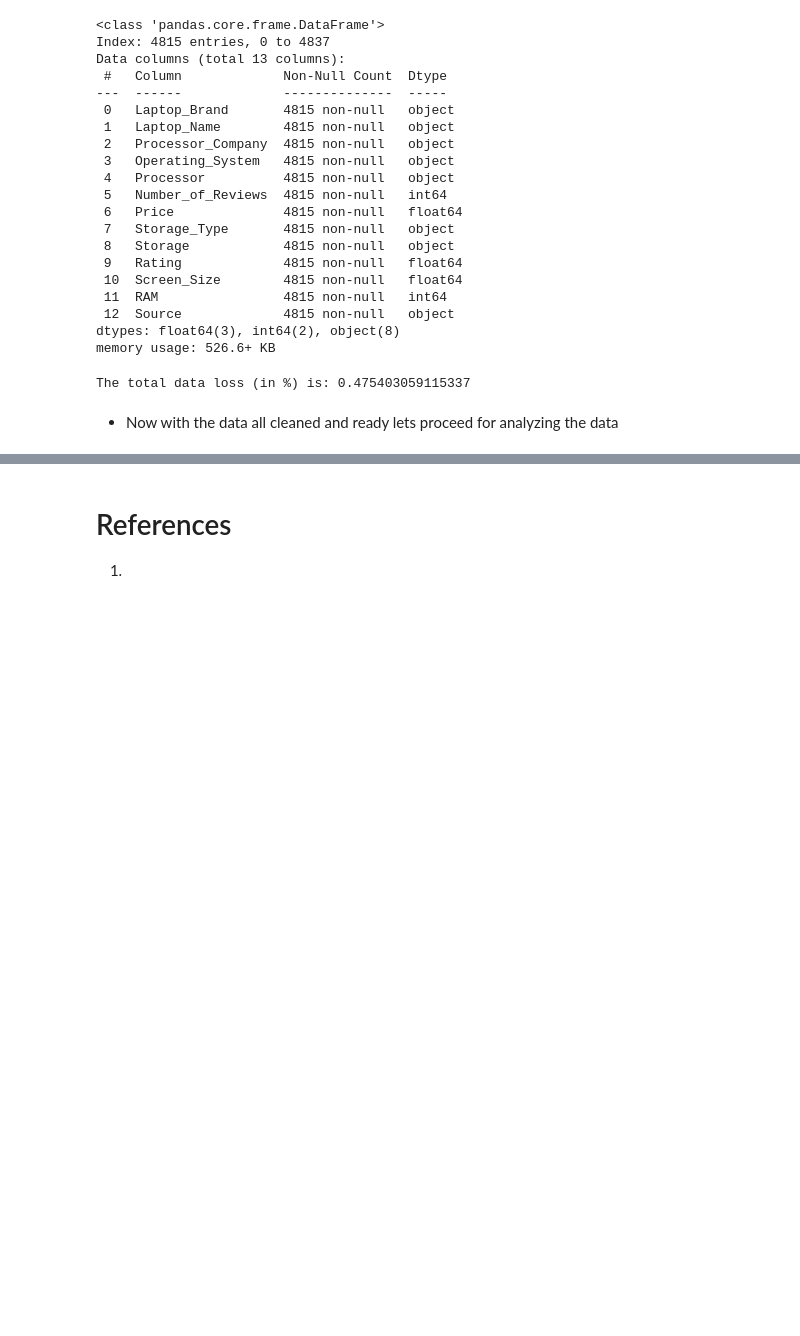
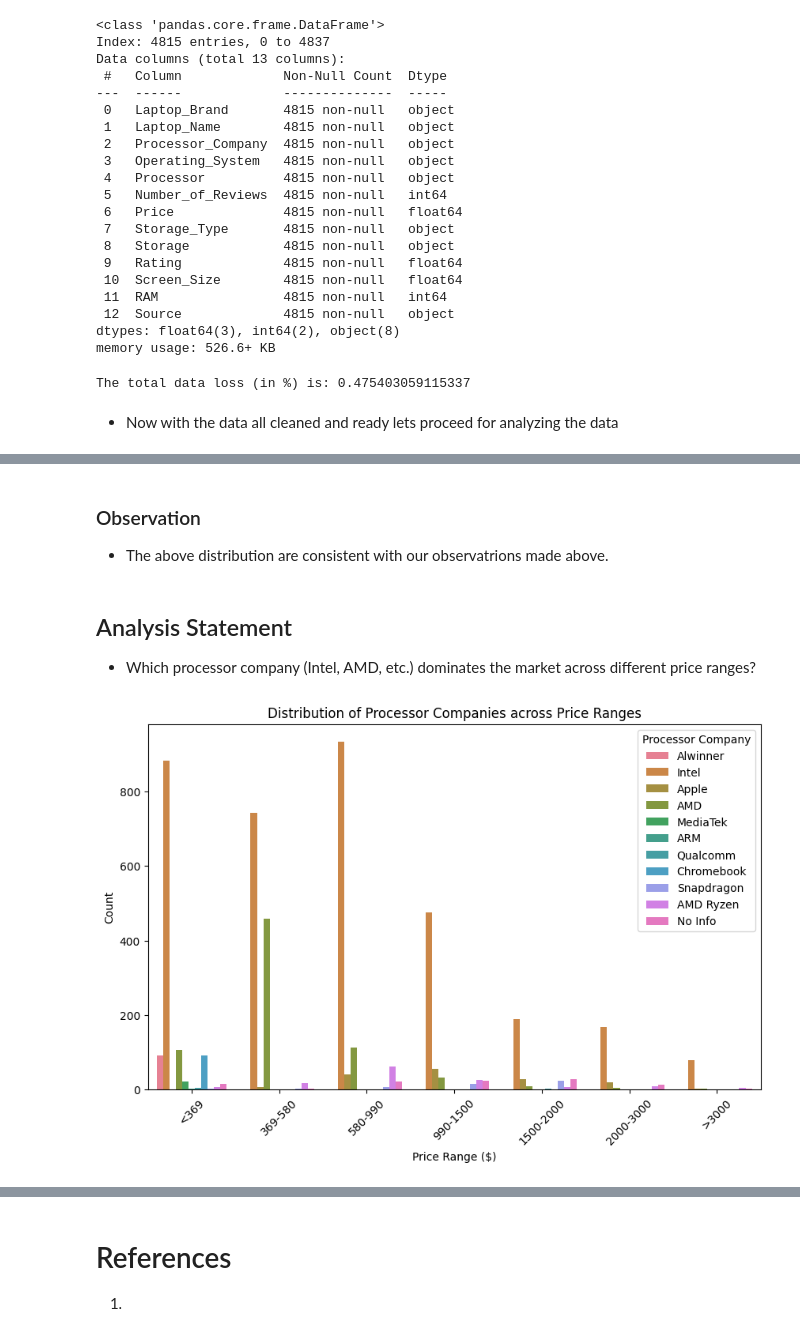
Before and after one commit to VaibhavSaran/CSE-587-PROJECT-LAPTRACK, a Jupyter notebook: Project Laptrack - Phase 1 Exploratory Data Analysis.ipynb, the cells around one changed output, grey strips where cells are left out. Cells and saved outputs as stored; diff of their text form; code cells hidden in the pictures; blank space fills up the shorter version.

```diff
--- a/Project Laptrack - Phase 1 Exploratory Data Analysis.ipynb
+++ b/Project Laptrack - Phase 1 Exploratory Data Analysis.ipynb
@@ -138,0 +208,25 @@ The total data loss (in %) is: 0.475403059115337
+# %% [markdown]
+### Observation
+- The above distribution are consistent with our observatrions made above.
+# %% [markdown]
+## Analysis Statement
+- Which processor company (Intel, AMD, etc.) dominates the market across different price ranges?
+# %%
+# Define price ranges (you can adjust the bins based on your data)
+bins = [0, 370, 580, 990, 1500, 2000, 3000, df['Price'].max()]
+labels = ['<369', '369-580', '580-990', '990-1500', '1500-2000', '2000-3000', '>3000']
+
+# Create a new column for price ranges
+df['Price_Range'] = pd.cut(df['Price'], bins=bins, labels=labels)
+
+# Plot the distribution of processor companies across price ranges
+plt.figure(figsize=(10, 6))
+sns.countplot(data=df, x='Price_Range', hue='Processor_Company')
+plt.title('Distribution of Processor Companies across Price Ranges')
+plt.xlabel('Price Range ($)')
+plt.ylabel('Count')
+plt.xticks(rotation=45)
+plt.legend(title='Processor Company')
+plt.show()
+# %% [output]
+[figure, added]
```
Also changed, not shown: parts of 10 cells of this notebook.
